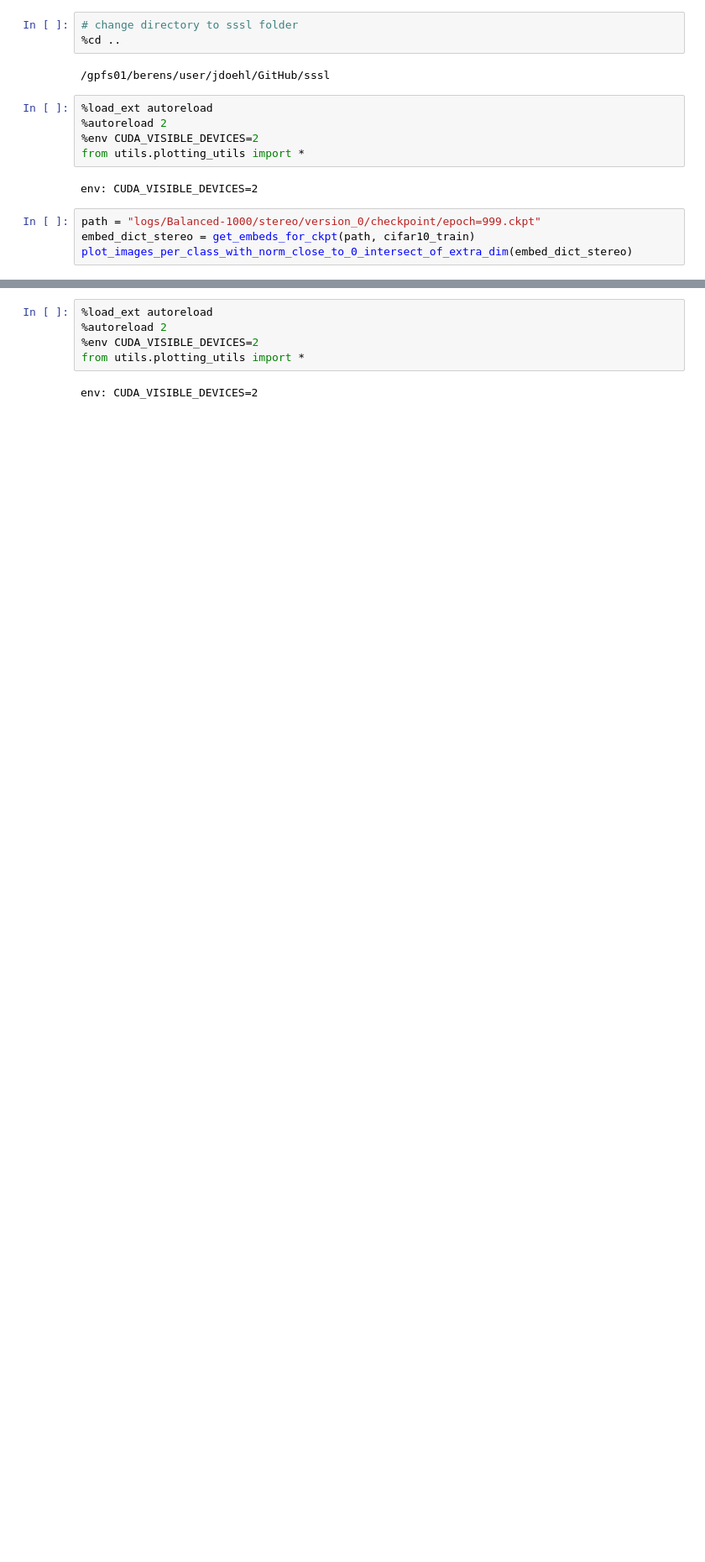
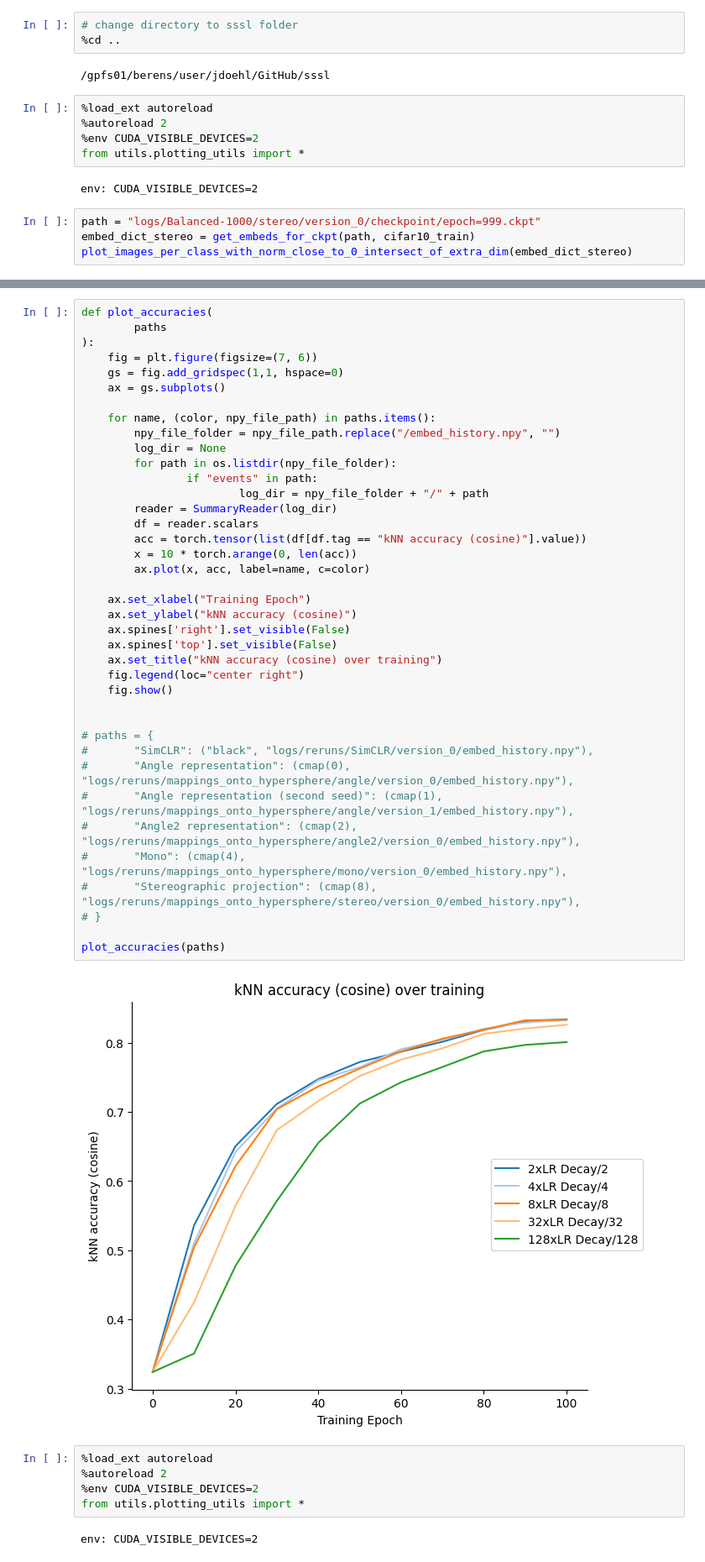
Before and after one commit to JuliBD/sssl, a Jupyter notebook: notebooks/plotting.ipynb, the cells around one changed output, grey strips where cells are left out. Shown at 84% size. Cells and saved outputs as stored; diff of their text form; blank space fills up the shorter version.

```diff
--- a/notebooks/plotting.ipynb
+++ b/notebooks/plotting.ipynb
@@ -233,3 +369,44 @@ plot_effective_lrs(paths, plot_lr_schedule=True)
+# %%
+def plot_accuracies(
+        paths
+):
+    fig = plt.figure(figsize=(7, 6))
+    gs = fig.add_gridspec(1,1, hspace=0)
+    ax = gs.subplots()
+
+    for name, (color, npy_file_path) in paths.items():
+        npy_file_folder = npy_file_path.replace("/embed_history.npy", "")
+        log_dir = None
+        for path in os.listdir(npy_file_folder):
+                if "events" in path:
+                        log_dir = npy_file_folder + "/" + path
+        reader = SummaryReader(log_dir)
+        df = reader.scalars
+        acc = torch.tensor(list(df[df.tag == "kNN accuracy (cosine)"].value))
+        x = 10 * torch.arange(0, len(acc))
+        ax.plot(x, acc, label=name, c=color)
+
+    ax.set_xlabel("Training Epoch")
+    ax.set_ylabel("kNN accuracy (cosine)")
+    ax.spines['right'].set_visible(False)
+    ax.spines['top'].set_visible(False)
+    ax.set_title("kNN accuracy (cosine) over training")
+    fig.legend(loc="center right")
+    fig.show()
+
+
+# paths = {
+#       "SimCLR": ("black", "logs/reruns/SimCLR/version_0/embed_history.npy"),
+#       "Angle representation": (cmap(0), "logs/reruns/mappings_onto_hypersphere/angle/version_0/embed_history.npy"),
+#       "Angle representation (second seed)": (cmap(1), "logs/reruns/mappings_onto_hypersphere/angle/version_1/embed_history.npy"),
+#       "Angle2 representation": (cmap(2), "logs/reruns/mappings_onto_hypersphere/angle2/version_0/embed_history.npy"),
+#       "Mono": (cmap(4), "logs/reruns/mappings_onto_hypersphere/mono/version_0/embed_history.npy"),
+#       "Stereographic projection": (cmap(8), "logs/reruns/mappings_onto_hypersphere/stereo/version_0/embed_history.npy"),
+# }
+
+plot_accuracies(paths)
+# %% [output]
+[figure, added]
 # %%
 %load_ext autoreload
 %autoreload 2
```
Also changed, not shown: parts of 5 cells of this notebook, 3 other files.
